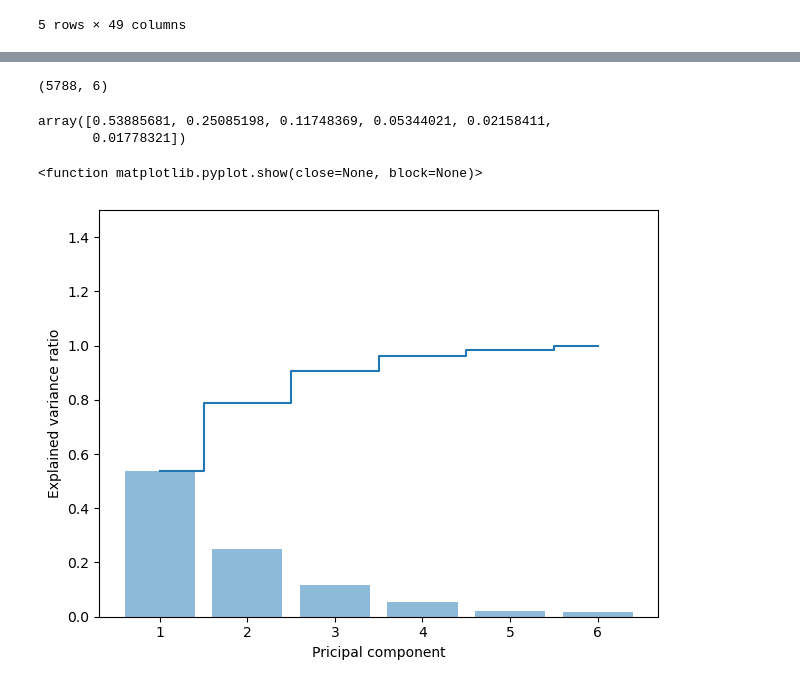
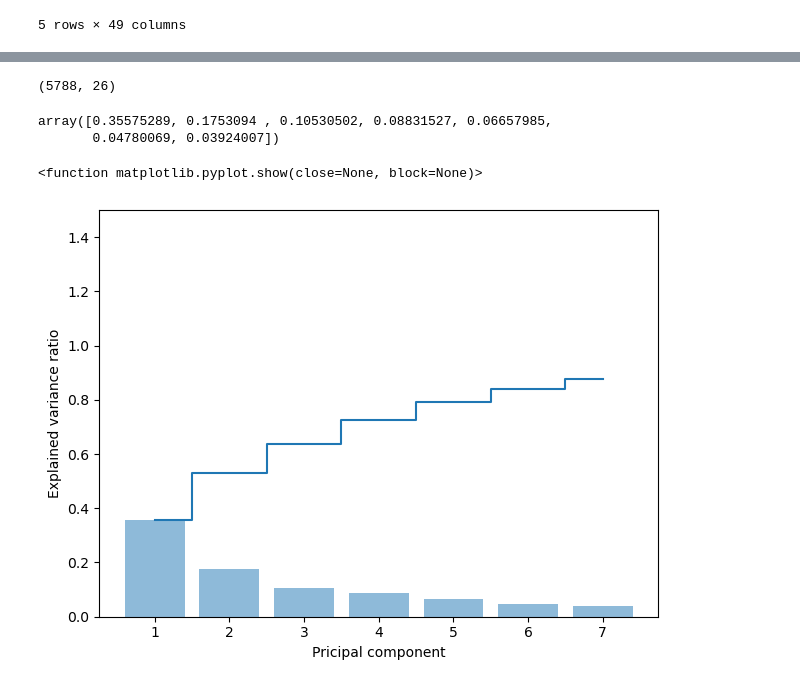
Before and after one commit to tdunn1/EGFR_QSAR, a Jupyter notebook: egfr_chembl_altPCA.ipynb, the cells around one changed output, grey strips where cells are left out. Cells and saved outputs as stored; diff of their text form; code cells hidden in the pictures.

Commit message:
Added 3D descriptors

```diff
--- a/egfr_chembl_altPCA.ipynb
+++ b/egfr_chembl_altPCA.ipynb
@@ -29,10 +29,18 @@ df.head(5)
 df = df[['Molecule ChEMBL ID','Standardized Smiles','pIC50']]
 # %%
 desc_dict = {'MolWt': Descriptors.ExactMolWt, 'TPSA': Chem.rdMolDescriptors.CalcTPSA, 'nRotB': Descriptors.NumRotatableBonds,
-            'HBD': Descriptors.NumHDonors, 'HBA':Descriptors.NumHAcceptors, 'LogP':Descriptors.MolLogP}
+            'HBD': Descriptors.NumHDonors, 'HBA':Descriptors.NumHAcceptors, 'LogP':Descriptors.MolLogP, 'NumHetAtoms':Descriptors.NumHeteroatoms,
+            'NumHeavyAtoms':Descriptors.HeavyAtomCount, 'NumAliphaticCarbocycles': Descriptors.NumAliphaticCarbocycles, 'NumAliphaticHeterocycles': Descriptors.NumAliphaticCarbocycles,
+            'NumAliphaticRings': Descriptors.NumAliphaticRings, 'NumAromaticCarbocycles': Descriptors.NumAromaticCarbocycles, 'NumAromaticHeterocycles': Descriptors.NumAromaticHeterocycles,
+            'NumAromaticRings': Descriptors.NumAromaticRings, 'RingCount': Descriptors.RingCount, 'FractionCSP3': Descriptors.FractionCSP3, 'Asphericity': Descriptors3D.Asphericity,
+            'Eccentricity': Descriptors3D.Eccentricity, 'InertShpFactor': Descriptors3D.InertialShapeFactor, 'NPR1': Descriptors3D.NPR1, 'NPR2': Descriptors3D.NPR2, 'PMI1': Descriptors3D.PMI1,
+            'PMI2': Descriptors3D.PMI2, 'PMI3': Descriptors3D.PMI3, 'RadGyr': Descriptors3D.RadiusOfGyration, 'SphIndex': Descriptors3D.SpherocityIndex}
+
 for i in df.index:
     smi = df.loc[i,'Standardized Smiles']
     mol = Chem.MolFromSmiles(smi) #Smiles have been cleaned up previously, there shouldn't be problems
+    mol = Chem.AddHs(mol)
+    rdDistGeom.EmbedMolecule(mol)
     for desc in desc_dict:
         try:
             df.loc[i,desc] = desc_dict[desc](mol)
@@ -57,31 +83,32 @@ if np.isnan(desc_array).any():
     desc_array = imp.transform(desc_array)
 desc_array.shape
 # %% [output]
-(5788, 6)
+(5788, 26)
 # %%
 sc = StandardScaler()
 std_array = sc.fit_transform(desc_array)
 
-pca = PCA(n_components = 6) #Get components to explain 85% of the explained variance
+pca = PCA(n_components = 0.85) #Get components to explain 85% of the explained variance
 array_pca = pca.fit_transform(std_array)
 var = pca.explained_variance_ratio_
 var
 # %% [output]
-array([0.53885681, 0.25085198, 0.11748369, 0.05344021, 0.02158411,
-       0.01778321])
+array([0.35575289, 0.1753094 , 0.10530502, 0.08831527, 0.06657985,
+       0.04780069, 0.03924007])
 # %%
 cum_var = np.cumsum(var)
 
-plt.bar(range(1,7), var, alpha = 0.5, align = 'center', label = 'Explained variance by singular value')
-plt.step(range(1,7), cum_var, where = 'mid', label = 'Cumulative explained variance')
+pca_vects = list(range(1,len(var)+1))
+plt.bar(pca_vects, var, alpha = 0.5, align = 'center', label = 'Explained variance by singular value')
+plt.step(pca_vects, cum_var, where = 'mid', label = 'Cumulative explained variance')
 plt.ylabel('Explained variance ratio')
 plt.xlabel('Pricipal component')
 plt.ylim(0.0,1.50)
 plt.tight_layout()
 plt.show
 # %% [output]
 <function matplotlib.pyplot.show(close=None, block=None)>
-[figure, old version]
+[figure, new version]
 # %%
 X = array_pca[:,:3]
 X_max = np.amax(X,axis = 0)
```
Also changed, not shown: parts of 5 cells of this notebook, 1 other file.
